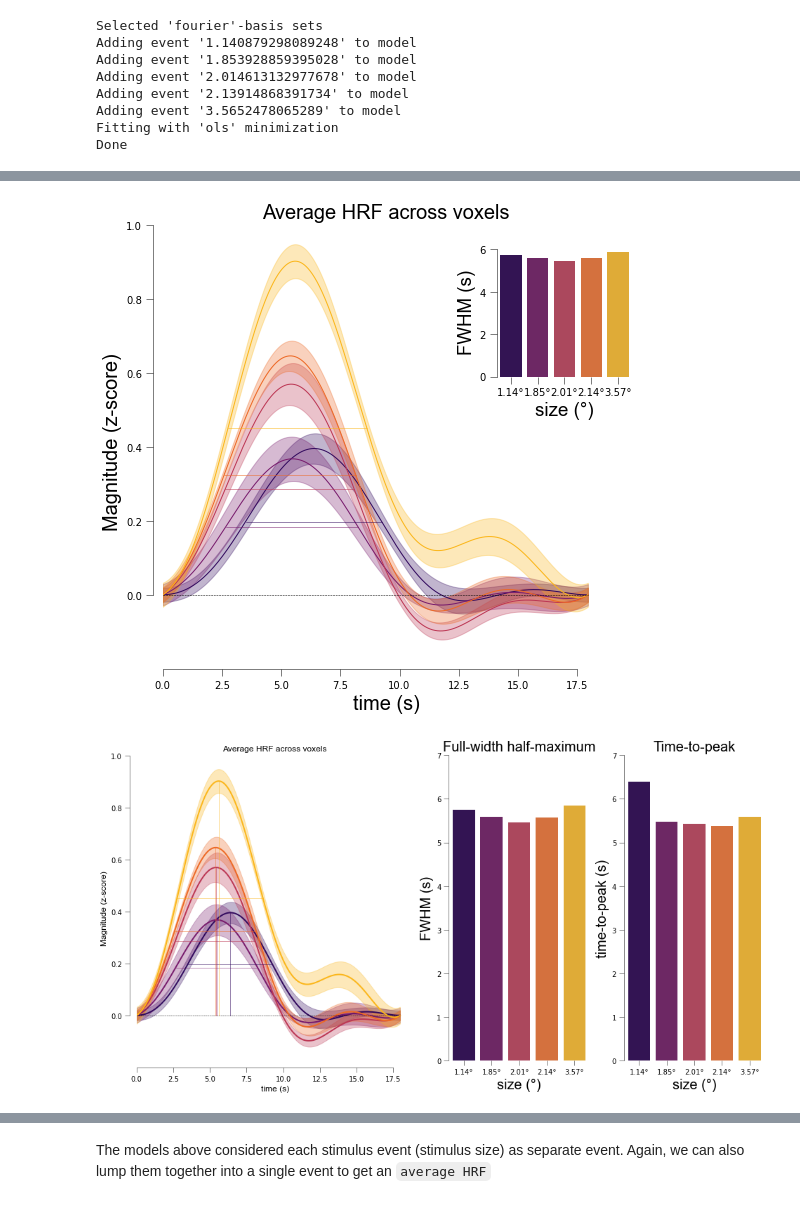
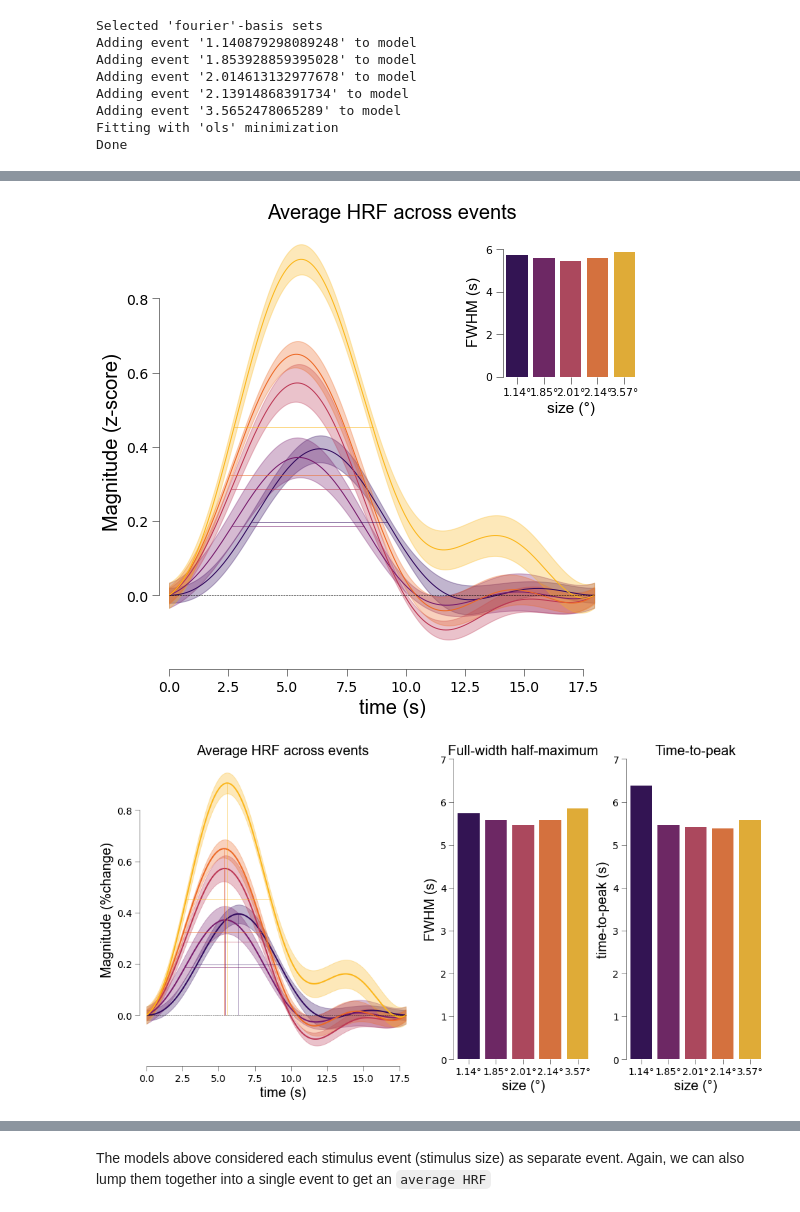
Before and after one commit to gjheij/linescanning, a Jupyter notebook: doc/source/examples/acompcor.ipynb, the cells around one changed output, grey strips where cells are left out. Saved outputs shown, nothing was run; the diff lists cells and outputs as text; code cells hidden in the pictures.

Commit message:
new figures

```diff
--- a/doc/source/examples/acompcor.ipynb
+++ b/doc/source/examples/acompcor.ipynb
@@ -184,6 +179,7 @@ df_ribbon
 Right, on to the fitting: we can do the fitting with `utils.NideconvFitter`, which requires the functional dataframe, onset dataframe, and some settings on the type of fit you'd like to do, number of regressors, confounds, etc.
 # %%
 # we can fit with canonical HRFs
+interval = [0,20]
 nd_gamma = fitting.NideconvFitter(
     df_ribbon,
     df_onsets,
@@ -192,7 +188,7 @@ nd_gamma = fitting.NideconvFitter(
     n_regressors=None,
     lump_events=False,
     TR=0.105,
-    interval=[0, 18],
+    interval=interval,
     add_intercept=True,
     verbose=True)
 # %% [output]
@@ -450,7 +462,7 @@ nd_fourier.plot_average_per_event(
     cmap='inferno',
     font_size=font_size)
 # %% [output]
-[figure, old version]
+[figure, new version]
 # %%
 fig = plt.figure(figsize=(16,8))
 gs = fig.add_gridspec(1,3, width_ratios=[2,1,1])
@@ -460,38 +472,39 @@ nd_fourier.plot_average_per_event(
     axs=ax,
     alpha=0.2,
     x_label="time (s)",
-    y_label="Magnitude (z-score)",
+    y_label="Magnitude (%change)",
     add_hline='default',
     line_width=2,
+    font_size=font_size,
     cmap='inferno')
 
 ax2 = fig.add_subplot(gs[1])
 nd_fourier.plot_fwhm(
     nd_fourier.event_avg,
     axs=ax2,
     hrf_axs=ax,
     fwhm_labels=[f"{round(float(ii),2)}°" for ii in nd_fourier.cond],
     x_label2="size (°)",
     y_label2="FWHM (s)",
     title2="Full-width half-maximum",
     add_labels=True,
-    font_size=20,
+    font_size=font_size,
     lim=[0, 7],
     fwhm_lines=True)
 
 ax3 = fig.add_subplot(gs[2])
 nd_fourier.plot_ttp(
     nd_fourier.event_avg,
     axs=ax3,
     hrf_axs=ax,
     ttp_labels=[f"{round(float(ii),2)}°" for ii in nd_fourier.cond],
     y_label2="time-to-peak (s)",
     x_label2="size (°)",
     title2="Time-to-peak",
     add_labels=True,
-    font_size=20,
+    font_size=font_size,
     lim=[0,7],
     ttp_lines=True,
     ttp_ori='v')
 # %% [output]
-[figure, old version]
+[figure, new version]
```
Also changed, not shown: parts of 18 cells of this notebook.
